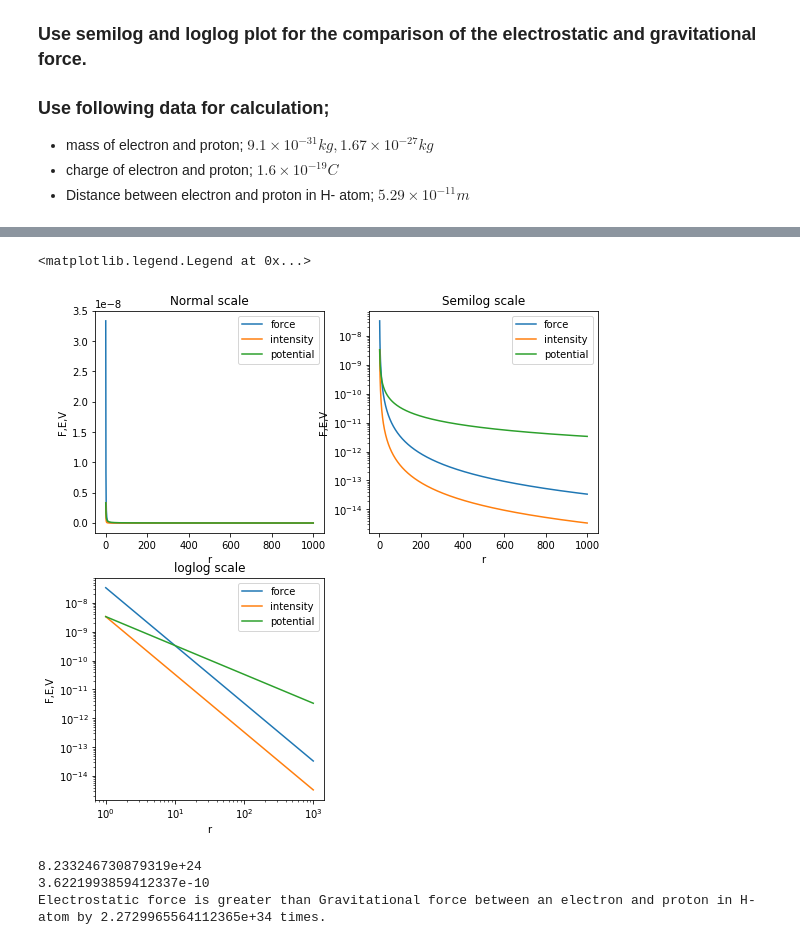
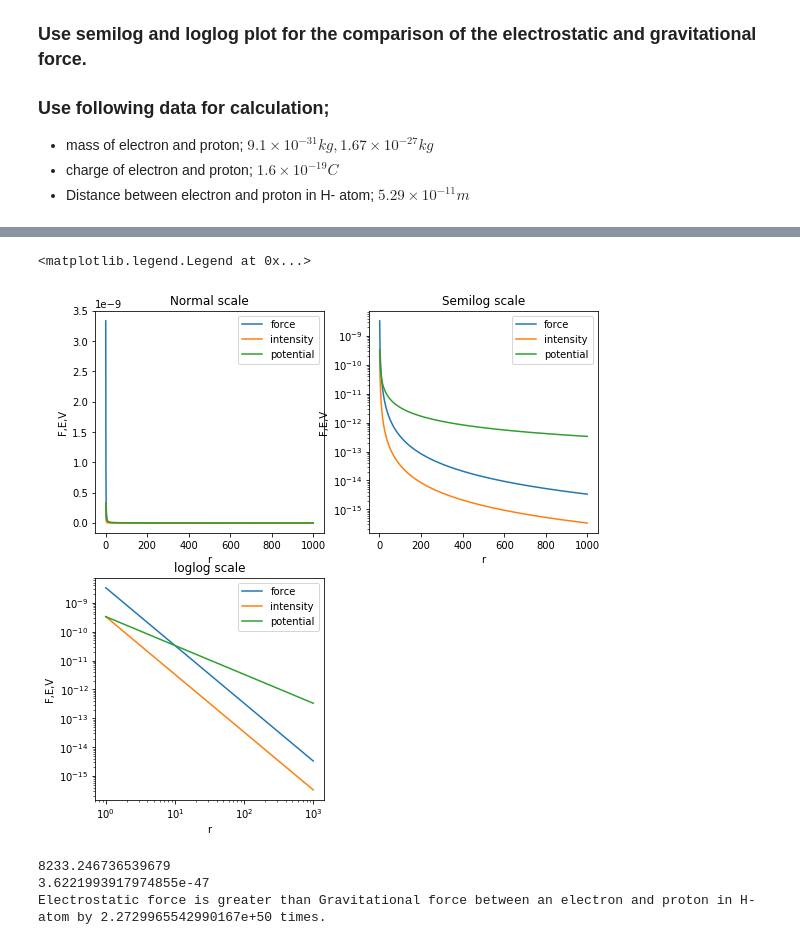
Before and after one commit to Abhinav-Rijal/Electrostatics, a Jupyter notebook: Gravitational vs Electrostatic.ipynb, the cells around one changed output, grey strips where cells are left out. Cells and saved outputs as stored; diff of their text form; code cells hidden in the pictures.

```diff
--- a/Gravitational vs Electrostatic.ipynb
+++ b/Gravitational vs Electrostatic.ipynb
@@ -70,7 +70,7 @@ class Coulomb():
         self.q1=q1
         self.q2=q2
 # %%
-C=Coulomb(9*10e9,0,0,0)
+C=Coulomb(9e9,0,0,0)
 C.update_charge(3.2e-6,3.2e-10)
 #print(C.test_q1())
 R=[] #empty list to collect distances
@@ -137,7 +137,7 @@ class Gravitation():
         self.m1=m1
         self.m2=m2
 # %%
-G=Gravitation(6.67*10e-11,0,0,0)
+G=Gravitation(6.67e-11,0,0,0)
 G.update_mass(5,10)
 #print(C.test_q1())
 R=[] #empty list to collect distances
@@ -157,40 +157,40 @@ for r in range(1,1000):
 plt.figure(figsize=[9,9])
 
 plt.subplot(2,2,1)
 plt.plot(R,F,label='force')
 plt.xlabel('r')
 plt.ylabel('F,E,V')
 plt.plot(R,E,label='intensity')
 plt.plot(R,V,label='potential')
 plt.title('Normal scale')
 plt.legend()
 
 plt.subplot(2,2,2)
 plt.semilogy(R,F,label='force')
 plt.xlabel('r')
 plt.ylabel('F,E,V')
 plt.semilogy(R,E,label='intensity')
 plt.semilogy(R,V,label='potential')
 plt.title('Semilog scale')
 plt.legend()
 
 plt.subplot(2,2,3)
 plt.loglog(R,F,label='force')
 plt.xlabel('r')
 plt.ylabel('F,E,V')
 plt.loglog(R,E,label='intensity')
 plt.loglog(R,V,label='potential')
 plt.title('loglog scale')
 plt.legend()
 # %% [output]
 <matplotlib.legend.Legend at 0x...>
-[figure, old version]
+[figure, new version]
 # %%
 #for H-atom
-C=Coulomb(9*10e9,0,0,5.29*10e-11)
-C.update_charge(1.6*10e-16,1.6e10-11)
-G=Gravitation(6.67*10e-11,0,0,5.29*10e-11)
-G.update_mass(9.1*10e-31,1.67e10-27)
+C=Coulomb(9e9,0,0,5.29e-11)
+C.update_charge(1.6e-16,1.6e-11)
+G=Gravitation(6.67e-11,0,0,5.29e-11)
+G.update_mass(9.1e-31,1.67e-27)
 
 fe=C.Force()
 fg=G.Force()
@@ -202,9 +202,9 @@ elif fg>fe:
 else:
     print('Gravitational force is equal to Electrostatic force between an electron and proton in H-atom')
 # %% [output]
-8.233246730879319e+24
-3.6221993859412337e-10
-Electrostatic force is greater than Gravitational force between an electron and proton in H-atom by 2.2729965564112365e+34 times.
+8233.246736539679
+3.6221993917974855e-47
+Electrostatic force is greater than Gravitational force between an electron and proton in H-atom by 2.2729965542990167e+50 times.
 # %%
 #for a range of distances
 R=[] #empty list to collect distances
```
Also changed, not shown: parts of 2 cells of this notebook, 1 other file.
